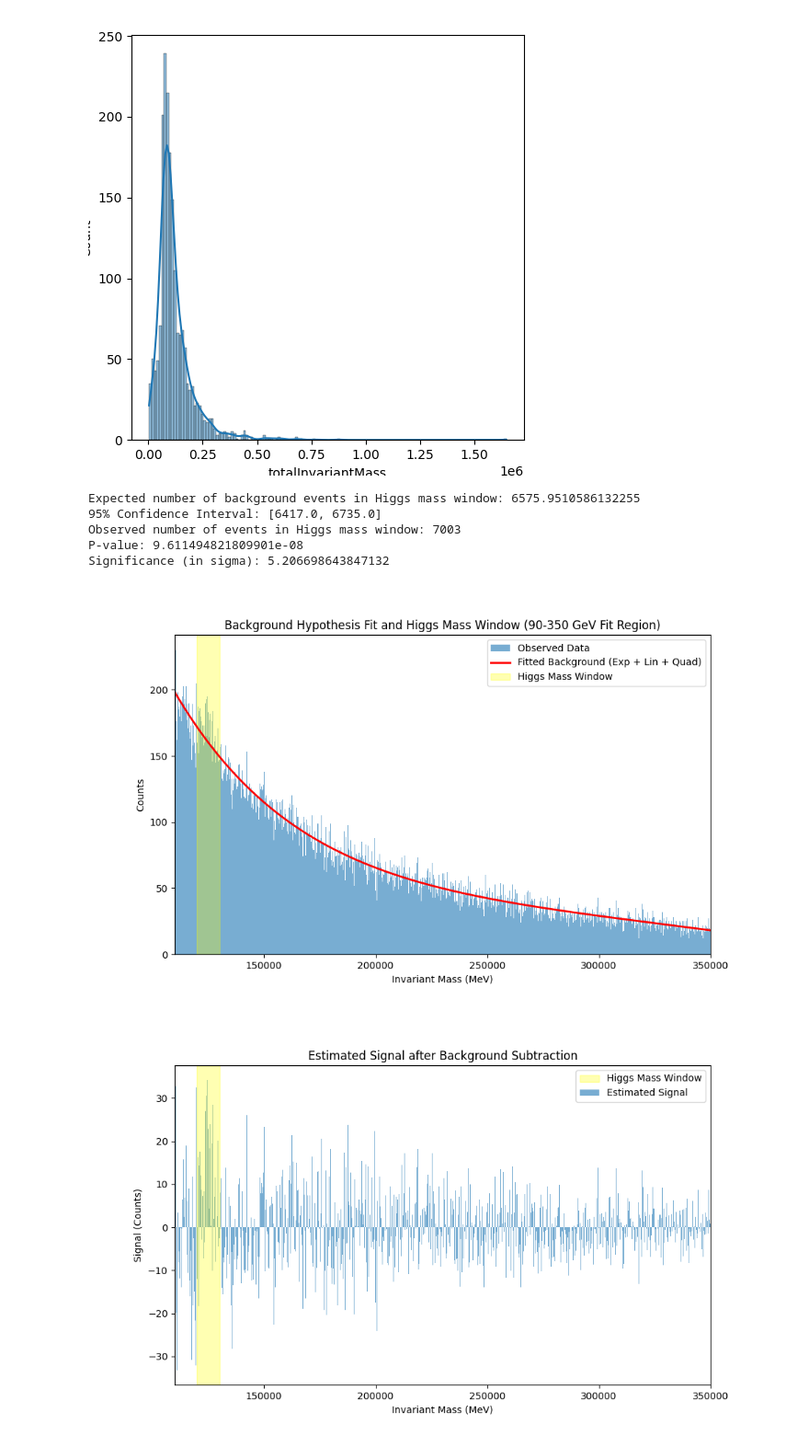
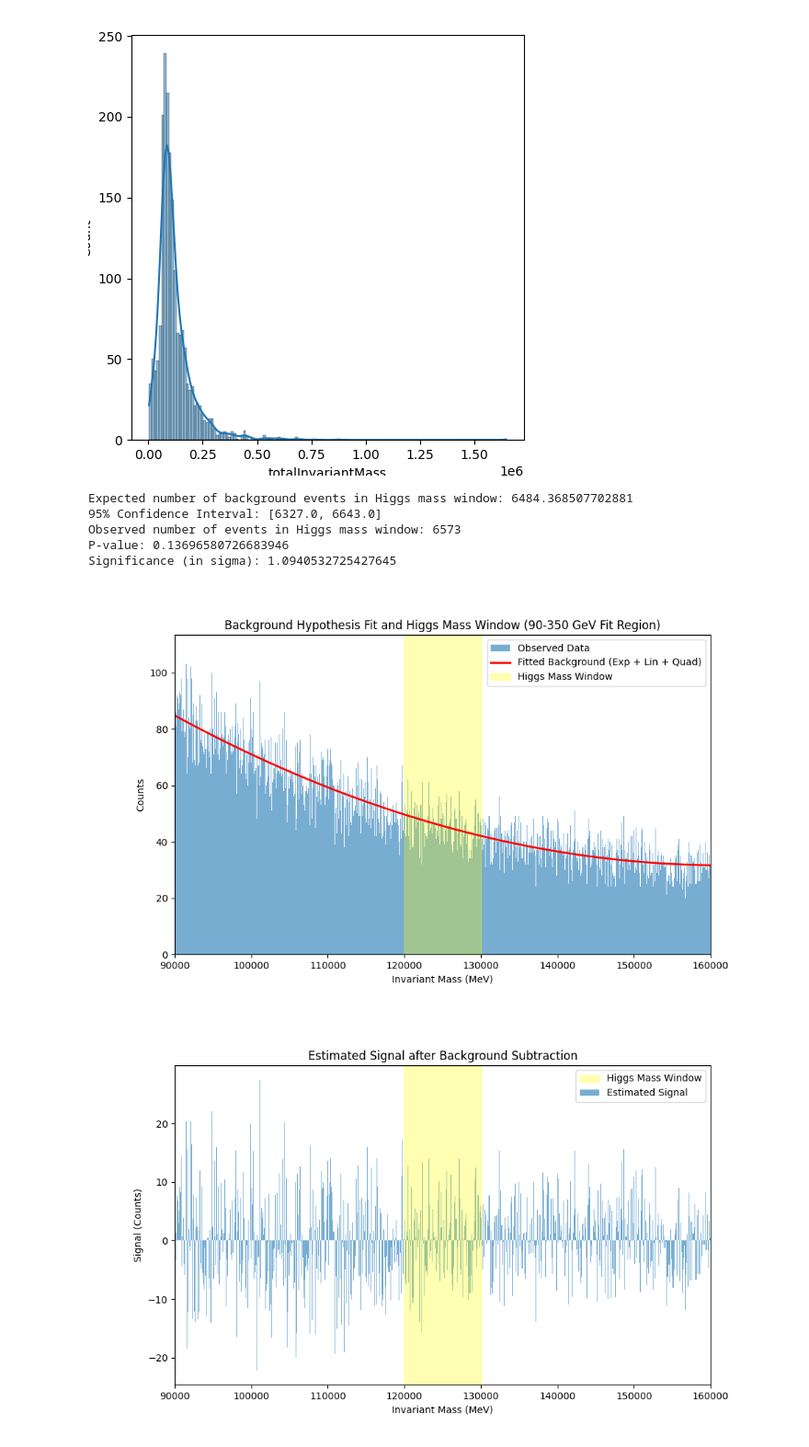
Before and after one commit to phgilde/sak-annecy-2024, a Jupyter notebook: notebook_learning.ipynb, the cells around one changed output. Shown: that part at 92% size. Saved outputs shown, nothing was run; the diff lists cells and outputs as text; code cells hidden in the pictures.

```diff
--- a/notebook_learning.ipynb
+++ b/notebook_learning.ipynb
@@ -819,17 +819,18 @@ import numpy as np
 from scipy.stats import poisson, norm
 from scipy.optimize import curve_fit
 import matplotlib.pyplot as plt
+from math import inf
 
 # Custom function: exponential with linear and quadratic terms
 def exp_lin_quad(x, a, b, c, d):
     return a * np.exp(-b * x) + c * x + d * x**2
 
 # Assuming you have a list or array of masses in MeV
-masses = filtered_df[filtered_df.isHiggs==0 | (filtered_df.index % 500 == 1)].totalInvariantMass  # Replace with your actual list of masses
+masses = filtered_df[filtered_df.isHiggs==0 | (filtered_df.index % 500 == -1)].totalInvariantMass  # Replace with your actual list of masses
 
 # Define the fit region (90 GeV to 350 GeV in MeV)
-fit_lower_bound = 110000  # 90 GeV in MeV
-fit_upper_bound = 350000  # 350 GeV in MeV
+fit_lower_bound = 90000  # 90 GeV in MeV
+fit_upper_bound = 160000  # 350 GeV in MeV
 
 # Step 1: Filter data to be within the fit region
 filtered_masses = [m for m in masses if fit_lower_bound <= m <= fit_upper_bound]
@@ -837,7 +838,7 @@ filtered_masses = [m for m in masses if fit_lower_bound <= m <= fit_upper_bound]
 # Step 2: Fit an exponential with linear and quadratic terms to the filtered data
 hist, bin_edges = np.histogram(filtered_masses, bins=1000, range=(fit_lower_bound, fit_upper_bound), density=False)
 bin_centers = 0.5 * (bin_edges[:-1] + bin_edges[1:])
-popt, pcov = curve_fit(exp_lin_quad, bin_centers, hist, p0=(1e-5, 1e-5, 1e-12, 1e-18))
+popt, pcov = curve_fit(exp_lin_quad, bin_centers, hist, p0=(1e-5, 1e-5, 1e-12, 1e-18), maxfev=100_000)
 
 # Extract fitted parameters
 a, b, c, d = popt
@@ -886,37 +887,37 @@ plt.legend()
 plt.xlim(fit_lower_bound, fit_upper_bound)
 plt.show()
 
 # Step 7: Calculate the estimated background for each bin and subtract it to get the signal
 background_estimate = exp_lin_quad(bin_centers, *popt)
 
 # Calculate the signal as the difference between observed counts and estimated background
 signal_estimate = hist - background_estimate
 
 # Step 8: Plot the estimated signal
 plt.figure(figsize=(10, 6))
 
 # Plot the signal estimate (data minus background)
 plt.bar(bin_centers, signal_estimate, width=np.diff(bin_edges), align='center', alpha=0.6, label='Estimated Signal')
 
 # Highlight the Higgs mass window
 plt.axvspan(mass_lower_bound, mass_upper_bound, color='yellow', alpha=0.3, label='Higgs Mass Window')
 
 # Labels and title
 plt.xlabel('Invariant Mass (MeV)')
 plt.ylabel('Signal (Counts)')
 plt.title('Estimated Signal after Background Subtraction')
 
 # Display legend and plot limits
 plt.legend()
 plt.xlim(fit_lower_bound, fit_upper_bound)
 
 # Show the plot
 plt.show()
 # %% [output]
-Expected number of background events in Higgs mass window: 6575.9510586132255
-95% Confidence Interval: [6417.0, 6735.0]
-Observed number of events in Higgs mass window: 7003
-P-value: 9.611494821809901e-08
-Significance (in sigma): 5.206698643847132
+Expected number of background events in Higgs mass window: 6484.368507702881
+95% Confidence Interval: [6327.0, 6643.0]
+Observed number of events in Higgs mass window: 6573
+P-value: 0.13696580726683946
+Significance (in sigma): 1.0940532725427645
-[figure, old version]
+[figure, new version]
-[figure, old version]
+[figure, new version]
```
Also changed, not shown: parts of 2 cells of this notebook.
